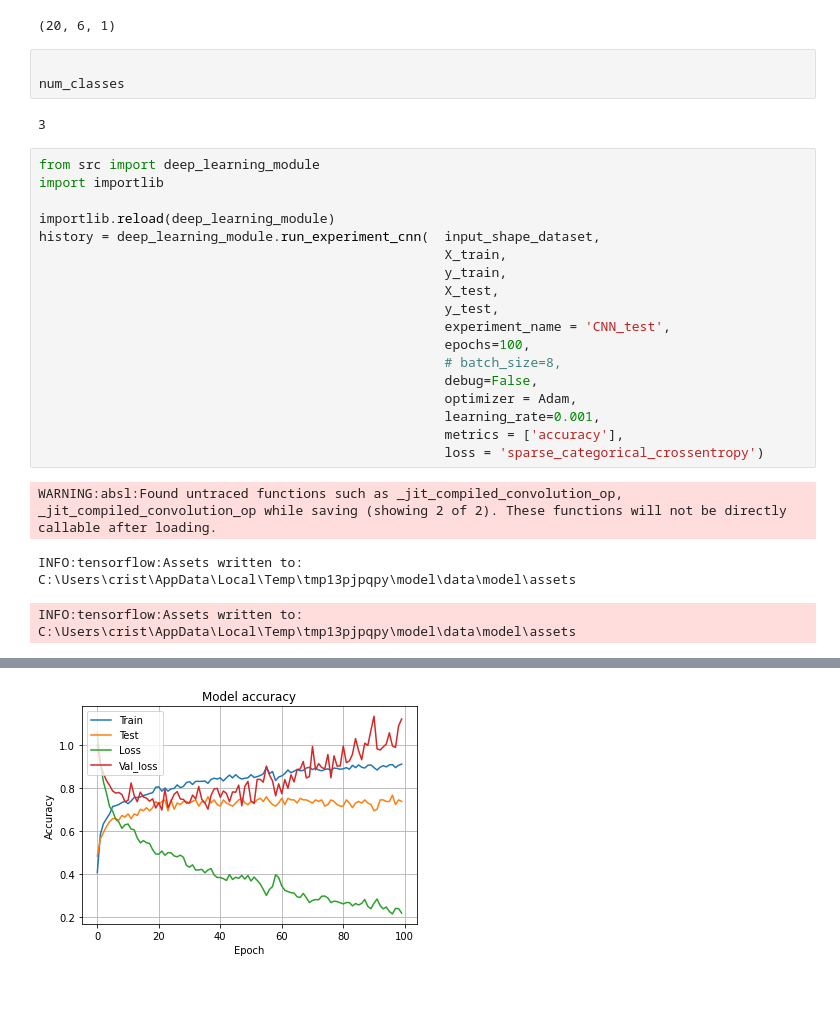
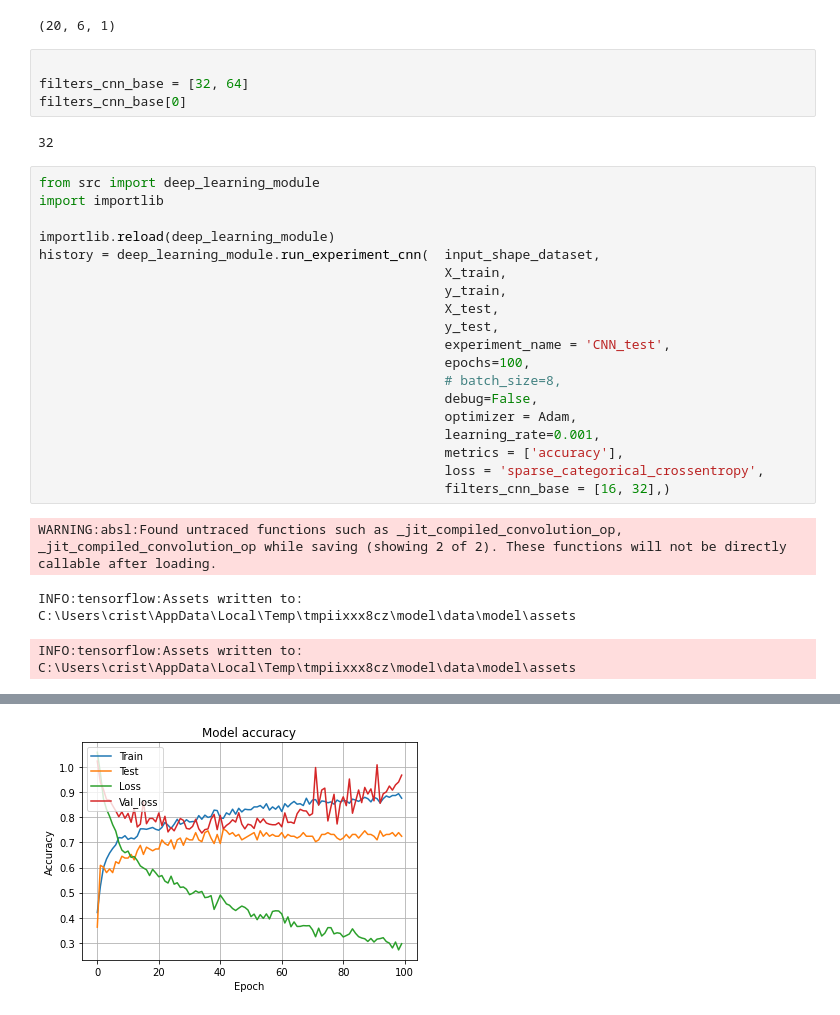
Before and after one commit to MorillaGit/quail_behavior_classifier, a Jupyter notebook: main.ipynb, the cells around one changed output, grey strips where cells are left out. Drawn from its saved outputs; the diff is of its cells as text.

```diff
--- a/main.ipynb
+++ b/main.ipynb
@@ -408,11 +408,12 @@ INFO:tensorflow:Assets written to: C:\Users\crist\AppData\Local\Temp\tmpmyn3nsxo
 input_shape_dataset
 # %% [output]
 (20, 6, 1)
-# %%
-
-num_classes
-# %% [output]
-3
+# %%
+
+filters_cnn_base = [32, 64]
+filters_cnn_base[0]
+# %% [output]
+32
 # %%
 from src import deep_learning_module
 import importlib
@@ -430,8 +431,9 @@ history = deep_learning_module.run_experiment_cnn(  input_shape_dataset,
                                                     optimizer = Adam,
                                                     learning_rate=0.001,
                                                     metrics = ['accuracy'],
-                                                    loss = 'sparse_categorical_crossentropy')
+                                                    loss = 'sparse_categorical_crossentropy',
+                                                    filters_cnn_base = [16, 32],)
 # %% [output]
 WARNING:absl:Found untraced functions such as _jit_compiled_convolution_op, _jit_compiled_convolution_op while saving (showing 2 of 2). These functions will not be directly callable after loading.
-INFO:tensorflow:Assets written to: C:\Users\crist\AppData\Local\Temp\tmp13pjpqpy\model\data\model\assets
+INFO:tensorflow:Assets written to: C:\Users\crist\AppData\Local\Temp\tmpiixxx8cz\model\data\model\assets
-INFO:tensorflow:Assets written to: C:\Users\crist\AppData\Local\Temp\tmp13pjpqpy\model\data\model\assets
+INFO:tensorflow:Assets written to: C:\Users\crist\AppData\Local\Temp\tmpiixxx8cz\model\data\model\assets
@@ -439 +441 @@ INFO:tensorflow:Assets written to: C:\Users\crist\AppData\Local\Temp\tmp13pjpqpy
-[figure, old version]
+[figure, new version]
```
Also changed, not shown: parts of 1 cell of this notebook, 1 other file.
